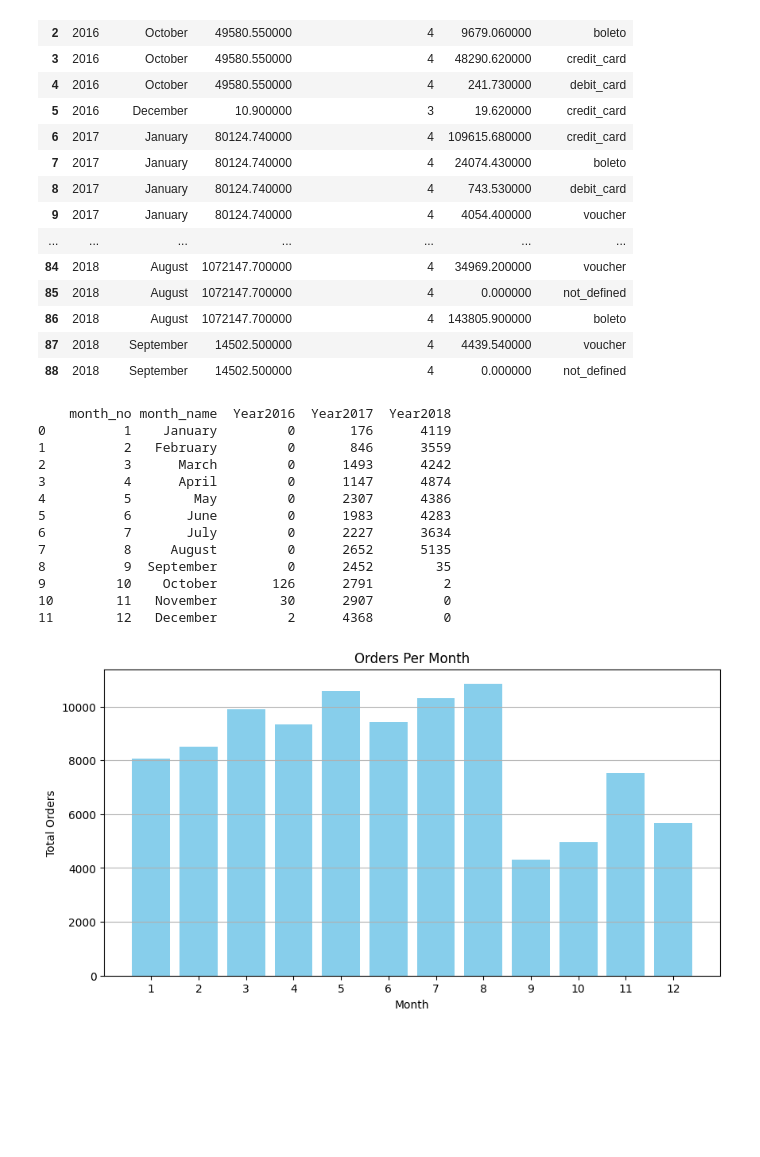
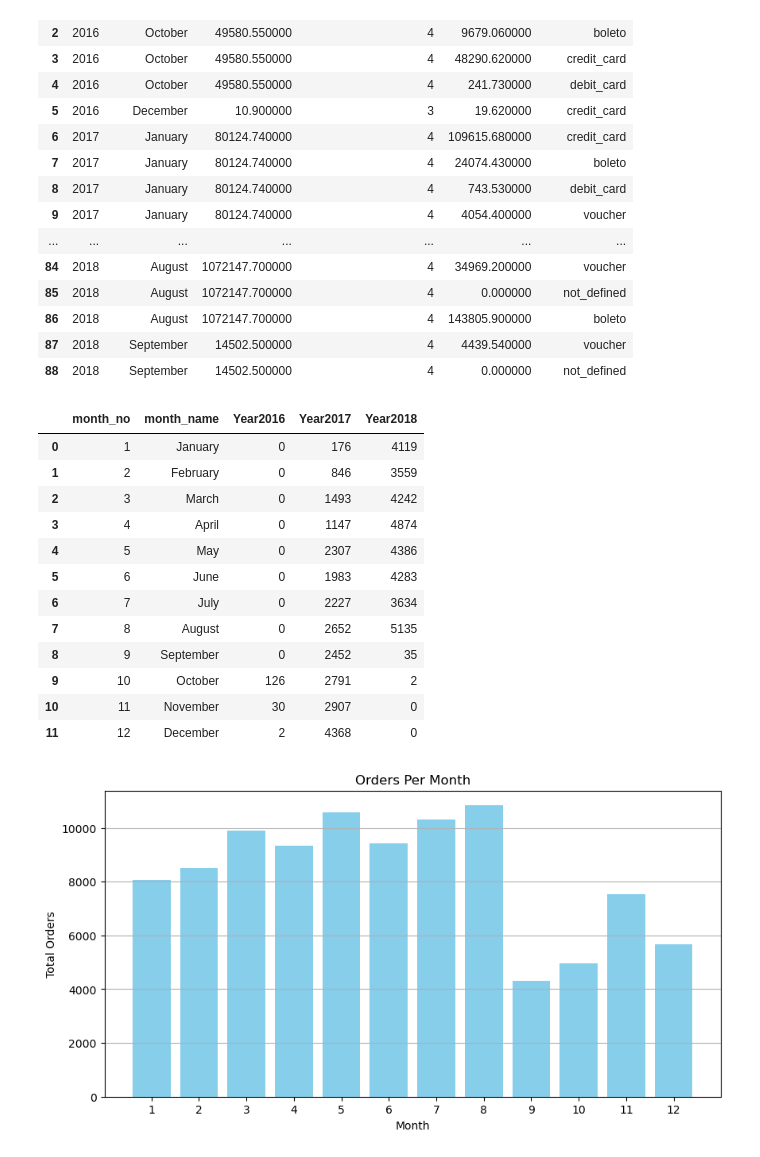
Before and after one commit to praveenGIT27/SQL-Analysis, a Jupyter notebook: SQL Ecommerce Data.ipynb, the cells around one changed output. Drawn from its saved outputs; the diff is of its cells as text; code cells hidden in the pictures; blank space fills up the shorter version.

```diff
--- a/SQL Ecommerce Data.ipynb
+++ b/SQL Ecommerce Data.ipynb
@@ -345,42 +335,50 @@ df.style.set_table_styles(
 # %%
 query = """
 SELECT
     a.month AS month_no,
     DATENAME(MONTH, DATEFROMPARTS(2000, a.month, 1)) AS month_name,
     SUM(CASE WHEN a.year = 2016 THEN 1 ELSE 0 END) AS Year2016,
     SUM(CASE WHEN a.year = 2017 THEN 1 ELSE 0 END) AS Year2017,
     SUM(CASE WHEN a.year = 2018 THEN 1 ELSE 0 END) AS Year2018
 FROM (
     SELECT
         customer_id,
         order_id,
         order_delivered_customer_date,
         order_status,
         YEAR(order_delivered_customer_date) AS year,
         MONTH(order_delivered_customer_date) AS month
     FROM orders
     WHERE order_status = 'delivered' AND order_delivered_customer_date IS NOT NULL
 ) a
 GROUP BY a.month
 ORDER BY month_no ASC;
 """
 
 df = pd.read_sql_query(query, conn)
-print(df)
+df.style.set_table_styles(
+    [{'selector': 'th', 'props': [('background-color', '#dbeafe'), ('font-weight', 'bold')]}]
+).set_properties(**{
+    'background-color': '#f9fafb',
+    'border': '1px solid #ccc',
+    'color': '#111827',
+    'font-family': 'Segoe UI',
+    'text-align': 'center'
+}).set_caption("")
 # %% [output]
-    month_no month_name  Year2016  Year2017  Year2018
-0          1    January         0       176      4119
-1          2   February         0       846      3559
-2          3      March         0      1493      4242
-3          4      April         0      1147      4874
-4          5        May         0      2307      4386
-5          6       June         0      1983      4283
-6          7       July         0      2227      3634
-7          8     August         0      2652      5135
-8          9  September         0      2452        35
-9         10    October       126      2791         2
-10        11   November        30      2907         0
-11        12   December         2      4368         0
+|  | month_no | month_name | Year2016 | Year2017 | Year2018 |
+| 0 | 1 | January | 0 | 176 | 4119 |
+| 1 | 2 | February | 0 | 846 | 3559 |
+| 2 | 3 | March | 0 | 1493 | 4242 |
+| 3 | 4 | April | 0 | 1147 | 4874 |
+| 4 | 5 | May | 0 | 2307 | 4386 |
+| 5 | 6 | June | 0 | 1983 | 4283 |
+| 6 | 7 | July | 0 | 2227 | 3634 |
+| 7 | 8 | August | 0 | 2652 | 5135 |
+| 8 | 9 | September | 0 | 2452 | 35 |
+| 9 | 10 | October | 126 | 2791 | 2 |
+| 10 | 11 | November | 30 | 2907 | 0 |
+| 11 | 12 | December | 2 | 4368 | 0 |
 # %%
 import pandas as pd
 import matplotlib.pyplot as plt
```
Also changed, not shown: parts of 6 cells of this notebook.
